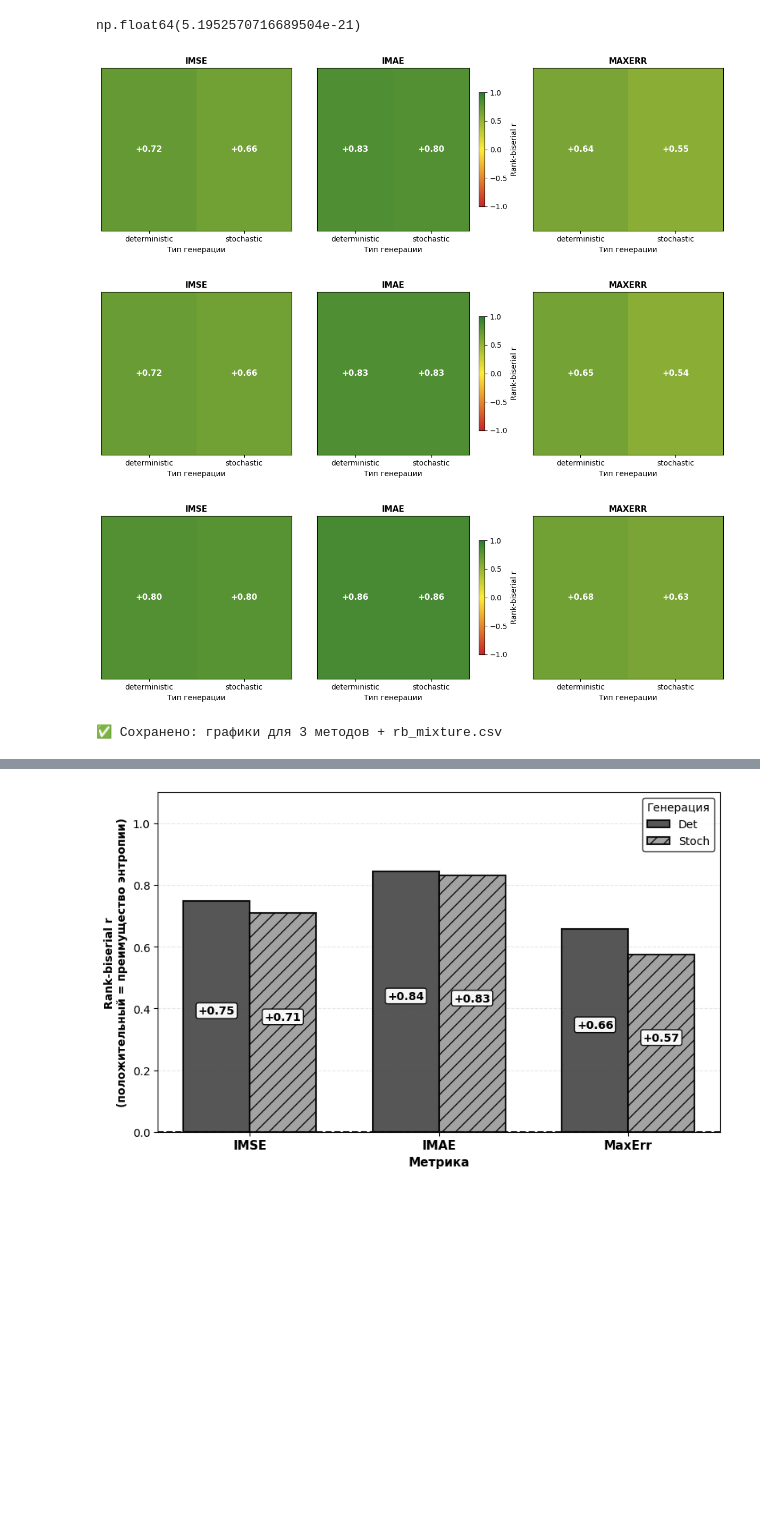
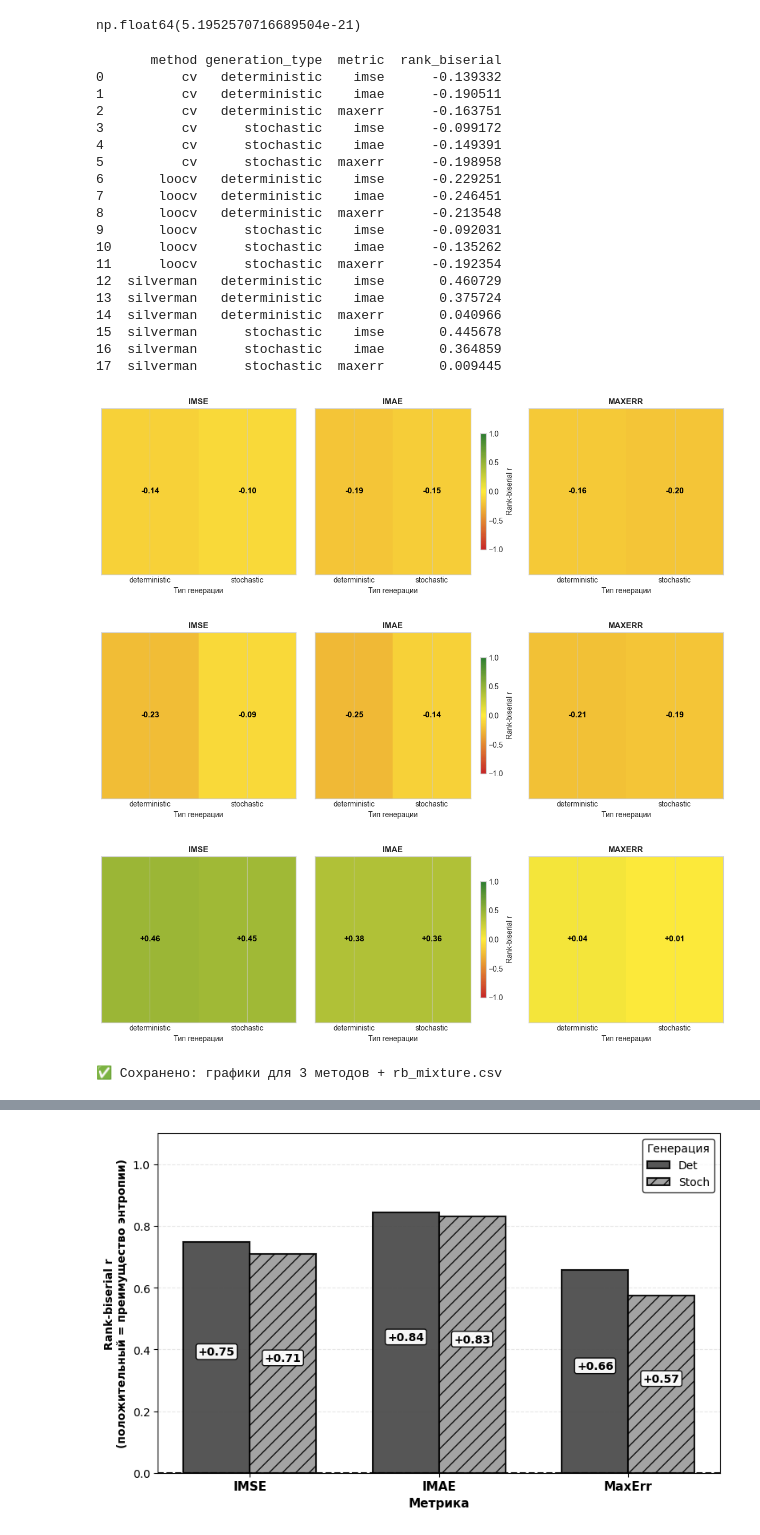
Before and after one commit to AnfimovAleksandr/mag_diploma, a Jupyter notebook: Сравнение/Смесевые данные/Сравнение.ipynb, the cells around one changed output, grey strips where cells are left out. Drawn from its saved outputs; the diff is of its cells as text; code cells hidden in the pictures; blank space fills up the shorter version.

```diff
--- a/Сравнение/Смесевые данные/Сравнение.ipynb
+++ b/Сравнение/Смесевые данные/Сравнение.ipynb
@@ -667,13 +1117,15 @@ def calc_rank_biserial_mixture(df_k, df_e, metrics):
             n = diff.dropna().ne(0).sum()
             if n < 5: continue
             try:
-                res_test = wilcoxon(diff, zero_method='pratt', method='approx')
-                z = getattr(res_test, 'zstatistic', res_test.statistic) * -1  # -1: r>0 → энтропия лучше
+                res_test = wilcoxon(diff, zero_method='pratt', method='approx', alternative='greater')
+                z = getattr(res_test, 'zstatistic', res_test.statistic)  # -1: r>0 → энтропия лучше
+                # print(z / np.sqrt(n))
                 res.append([method, gen, m, np.clip(z / np.sqrt(n), -1, 1)])
             except: continue
     return pd.DataFrame(res, columns=['method', 'generation_type', 'metric', 'rank_biserial'])
 
 rb_mix = calc_rank_biserial_mixture(df_k, df_e, metrics)
+print(rb_mix)
 rb_mix.to_csv('rb_mixture.csv', index=False)
 
 # 3. Визуализация
@@ -688,37 +1140,56 @@ def fill_ax(ax, pivot):
             val = pivot.values[i, j]
             if np.isnan(val): continue
             ax.text(j, i, f'{val:+.2f}', ha='center', va='center',
                     fontsize=11, fontweight='bold', color='white' if abs(val) > 0.5 else 'black')
     ax.set_xticks(range(len(pivot.columns)))
     ax.set_xticklabels(pivot.columns, fontsize=10)
     ax.set_yticks([])  # одна метрика — строка, ось Y не нужна
     ax.set_xlabel('Тип генерации', fontsize=10)
     return im
 
 for method in methods:
     fig, axes = plt.subplots(1, 3, figsize=(12, 4))
     sub = rb_mix[rb_mix['method'] == method]
 
     for idx, m in enumerate(metrics):
         pivot = sub[sub['metric']==m].pivot(index='metric', columns='generation_type', values='rank_biserial')
         # Превращаем в 1×N для отображения
         pivot = pivot.iloc[[0]*len(pivot)] if len(pivot) > 1 else pivot
         pivot.index = [m.upper()]  # подпись строки
         im = fill_ax(axes[idx], pivot)
         axes[idx].set_title(f'{m.upper()}', fontweight='bold', fontsize=11)
 
     fig.colorbar(im, ax=axes[1], shrink=0.7, label='Rank-biserial r')
     # plt.suptitle(f'Rank-Biserial: {method} (смеси)', fontsize=12, fontweight='bold', y=1.05)
     plt.tight_layout()
     plt.savefig(f'rb_mixture_{method}.png', dpi=300, bbox_inches='tight')
     plt.show()
 
 print(f"✅ Сохранено: графики для {len(methods)} методов + rb_mixture.csv")
 # %% [output]
+       method generation_type  metric  rank_biserial
+0          cv   deterministic    imse      -0.139332
+1          cv   deterministic    imae      -0.190511
+2          cv   deterministic  maxerr      -0.163751
+3          cv      stochastic    imse      -0.099172
+4          cv      stochastic    imae      -0.149391
+5          cv      stochastic  maxerr      -0.198958
+6       loocv   deterministic    imse      -0.229251
+7       loocv   deterministic    imae      -0.246451
+8       loocv   deterministic  maxerr      -0.213548
+9       loocv      stochastic    imse      -0.092031
+10      loocv      stochastic    imae      -0.135262
+11      loocv      stochastic  maxerr      -0.192354
+12  silverman   deterministic    imse       0.460729
+13  silverman   deterministic    imae       0.375724
+14  silverman   deterministic  maxerr       0.040966
+15  silverman      stochastic    imse       0.445678
+16  silverman      stochastic    imae       0.364859
+17  silverman      stochastic  maxerr       0.009445
-[figure, old version]
+[figure, new version]
-[figure, old version]
+[figure, new version]
-[figure, old version]
+[figure, new version]
-✅ Сохранено: графики для 3 методов + rb_mixture.csv
+✅ Сохранено: графики для 3 методов + rb_mixture.csv
 # %%
 import pandas as pd
 import numpy as np
```
Also changed, not shown: parts of 9 cells of this notebook, 35 other files.
